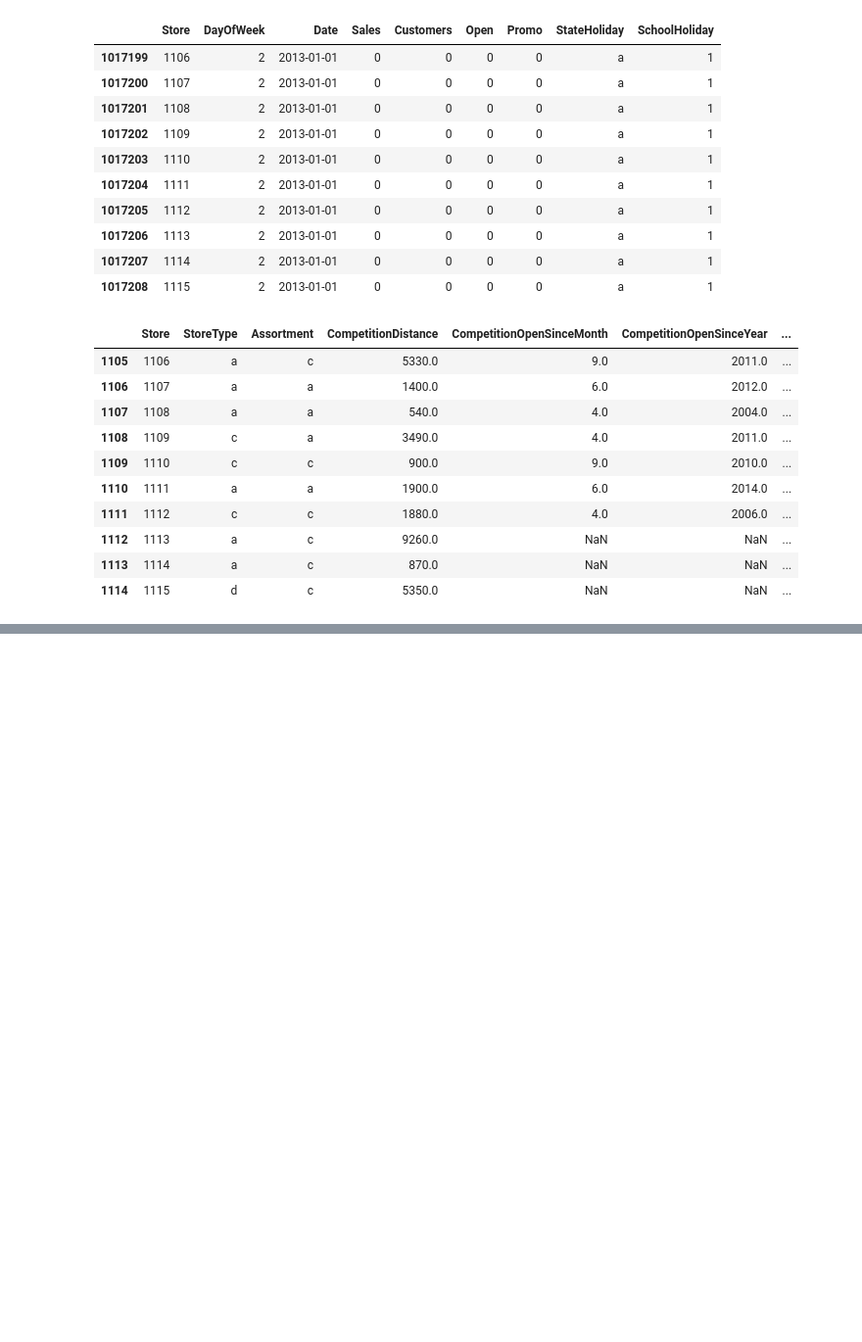
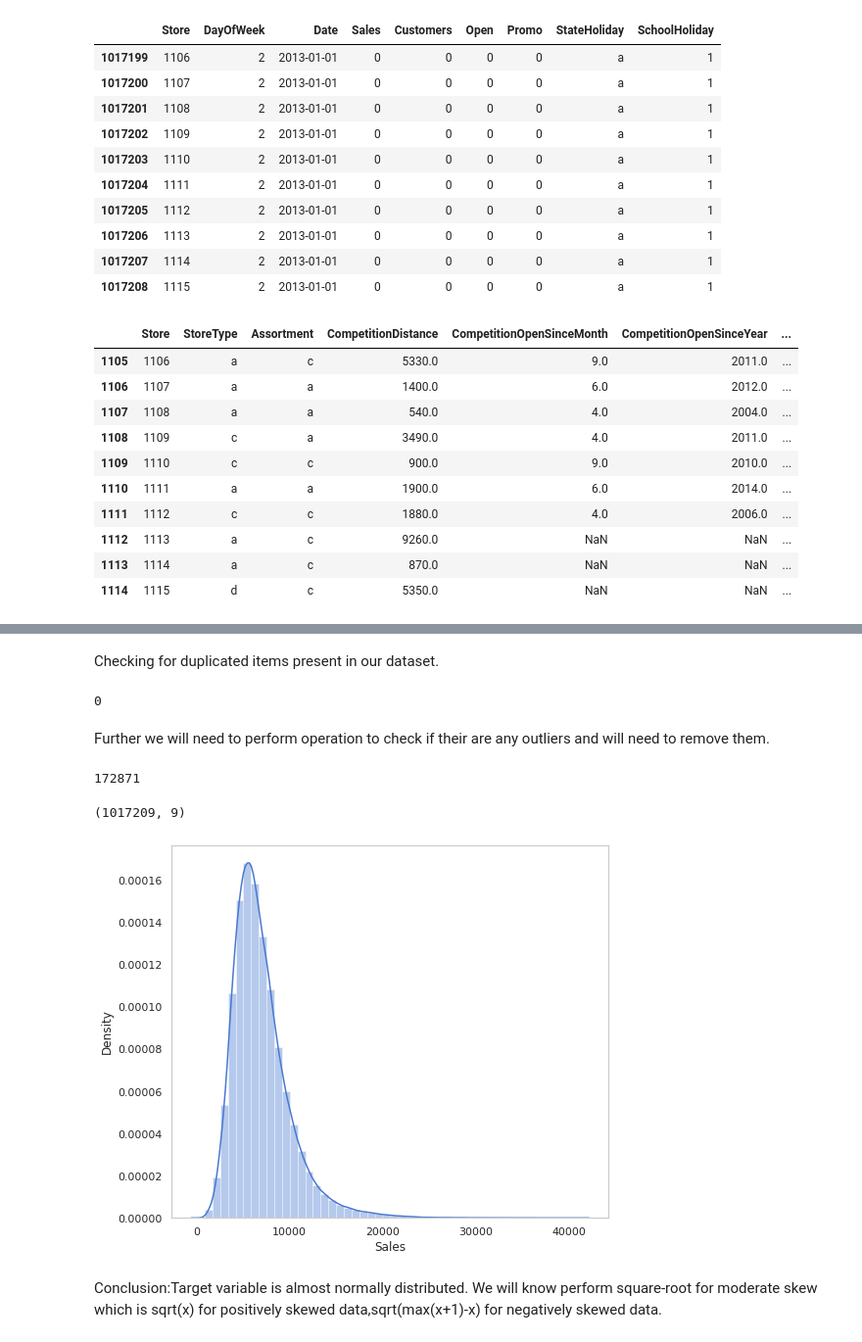
Before and after one commit to aditi10998/Rossmann_sales_prediction, a Jupyter notebook: Copy_of_Rossmann_Sales_Prediction_Capstone_Project.ipynb, the cells around one changed output, grey strips where cells are left out. Shown: that part at 98% size. Saved outputs shown, nothing was run; the diff lists cells and outputs as text; code cells hidden in the pictures; blank space fills up the shorter version.

```diff
--- a/Copy_of_Rossmann_Sales_Prediction_Capstone_Project.ipynb
+++ b/Copy_of_Rossmann_Sales_Prediction_Capstone_Project.ipynb
@@ -207,0 +250,28 @@ Store_df.tail(10)
+# %% [markdown]
+Checking for duplicated items present in our dataset.
+# %%
+dupes=Rossmann_Stores_df.duplicated()
+dupes.sum()
+# %% [output]
+0
+# %% [markdown]
+Further we will need to perform operation to check if their are any outliers and will need to remove them.
+# %%
+(Rossmann_Stores_df['Sales']==0).sum()
+# %% [output]
+172871
+# %%
+Rossmann_Stores_df=Rossmann_Stores_df[Rossmann_Stores_df.Sales !=0]
+# %%
+Rossmann_Stores_df.shape
+# %% [output]
+(1017209, 9)
+# %%
+sns.set_theme(rc={'figure.figsize': (8,7)},style='whitegrid',palette='muted')
+ax = sns.distplot(Rossmann_Stores_df['Sales'])
+ax.grid(False)
+# %% [output]
+[figure, added]
+# %% [markdown]
+Conclusion:Target variable is almost normally distributed.
+We will know perform square-root for moderate skew which is sqrt(x) for positively skewed data,sqrt(max(x+1)-x) for negatively skewed data.
```
Also changed, not shown: parts of 23 cells of this notebook.
